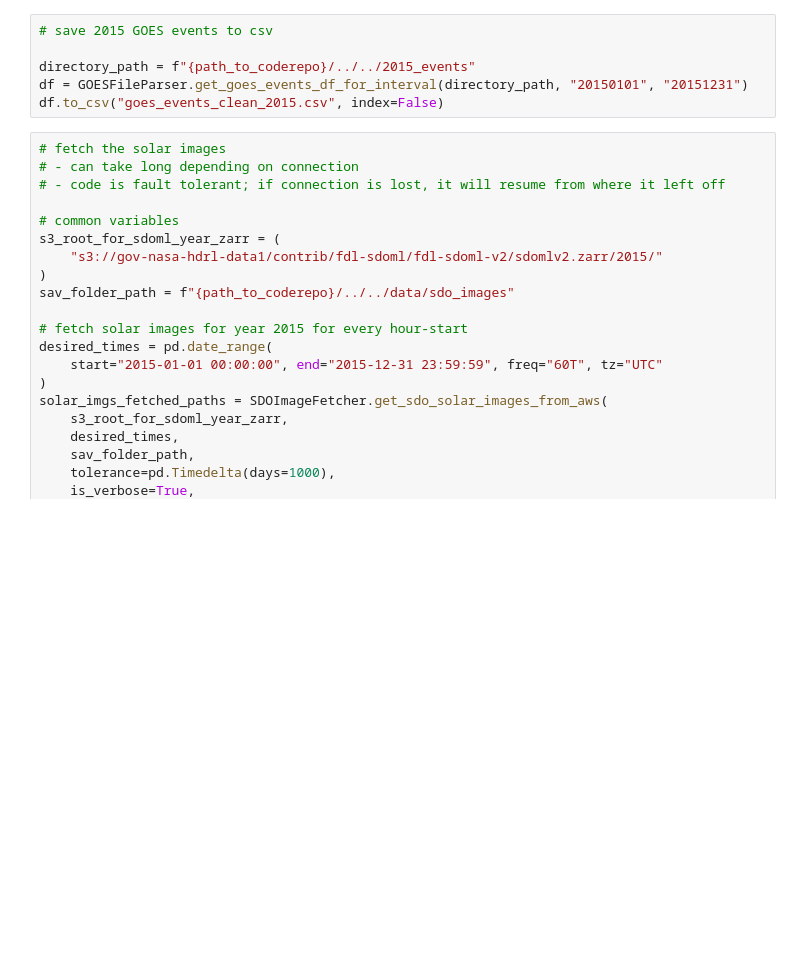
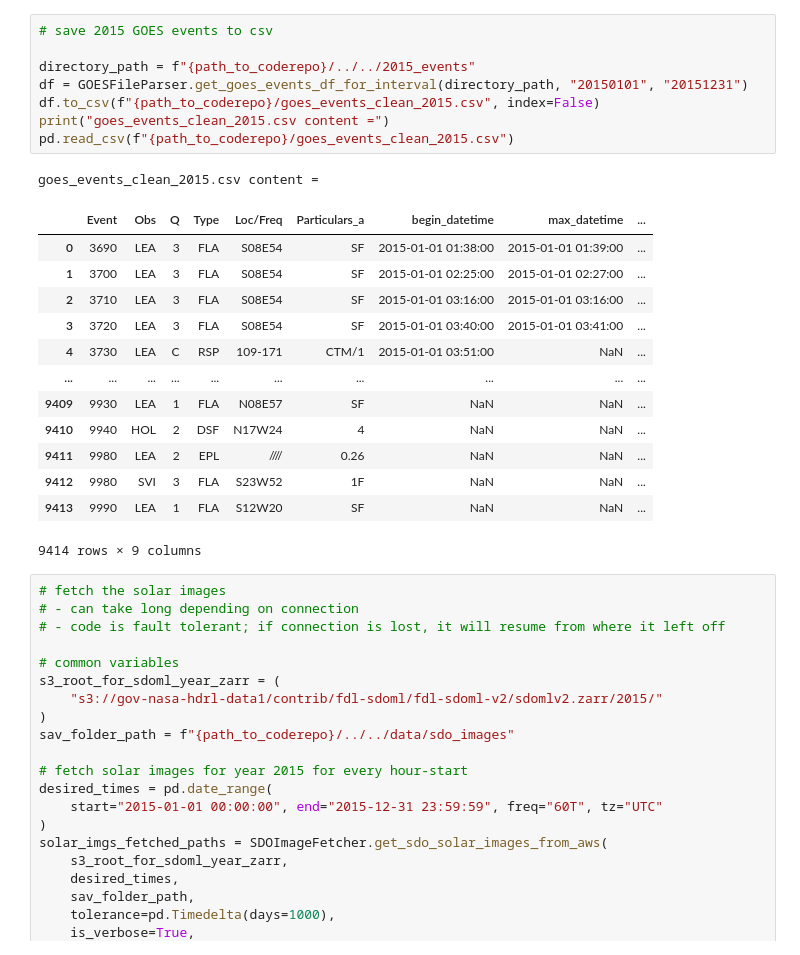
Before and after one commit to aishstronomer/flare-finder, a Jupyter notebook: main.ipynb, the cells around one changed output. Cells and saved outputs as stored; diff of their text form; blank space fills up the shorter version.

```diff
--- a/main.ipynb
+++ b/main.ipynb
@@ -52,9 +52,26 @@ Requirement already satisfied: idna>=2.0 in /usr/local/lib/python3.10/dist-packa
 # %%
 # save 2015 GOES events to csv
 
 directory_path = f"{path_to_coderepo}/../../2015_events"
 df = GOESFileParser.get_goes_events_df_for_interval(directory_path, "20150101", "20151231")
-df.to_csv("goes_events_clean_2015.csv", index=False)
+df.to_csv(f"{path_to_coderepo}/goes_events_clean_2015.csv", index=False)
+print("goes_events_clean_2015.csv content =")
+pd.read_csv(f"{path_to_coderepo}/goes_events_clean_2015.csv")
+# %% [output]
+goes_events_clean_2015.csv content =
+|  | Event | Obs | Q | Type | Loc/Freq | Particulars_a | begin_datetime | max_datetime | ... |
+| 0 | 3690 | LEA | 3 | FLA | S08E54 | SF | 2015-01-01 01:38:00 | 2015-01-01 01:39:00 | ... |
+| 1 | 3700 | LEA | 3 | FLA | S08E54 | SF | 2015-01-01 02:25:00 | 2015-01-01 02:27:00 | ... |
+| 2 | 3710 | LEA | 3 | FLA | S08E54 | SF | 2015-01-01 03:16:00 | 2015-01-01 03:16:00 | ... |
+| 3 | 3720 | LEA | 3 | FLA | S08E54 | SF | 2015-01-01 03:40:00 | 2015-01-01 03:41:00 | ... |
+| 4 | 3730 | LEA | C | RSP | 109-171 | CTM/1 | 2015-01-01 03:51:00 | NaN | ... |
+| ... | ... | ... | ... | ... | ... | ... | ... | ... | ... |
+| 9409 | 9930 | LEA | 1 | FLA | N08E57 | SF | NaN | NaN | ... |
+| 9410 | 9940 | HOL | 2 | DSF | N17W24 | 4 | NaN | NaN | ... |
+| 9411 | 9980 | LEA | 2 | EPL | //// | 0.26 | NaN | NaN | ... |
+| 9412 | 9980 | SVI | 3 | FLA | S23W52 | 1F | NaN | NaN | ... |
+| 9413 | 9990 | LEA | 1 | FLA | S12W20 | SF | NaN | NaN | ... |
+9414 rows × 9 columns
 # %%
 # fetch the solar images
 # - can take long depending on connection
```
